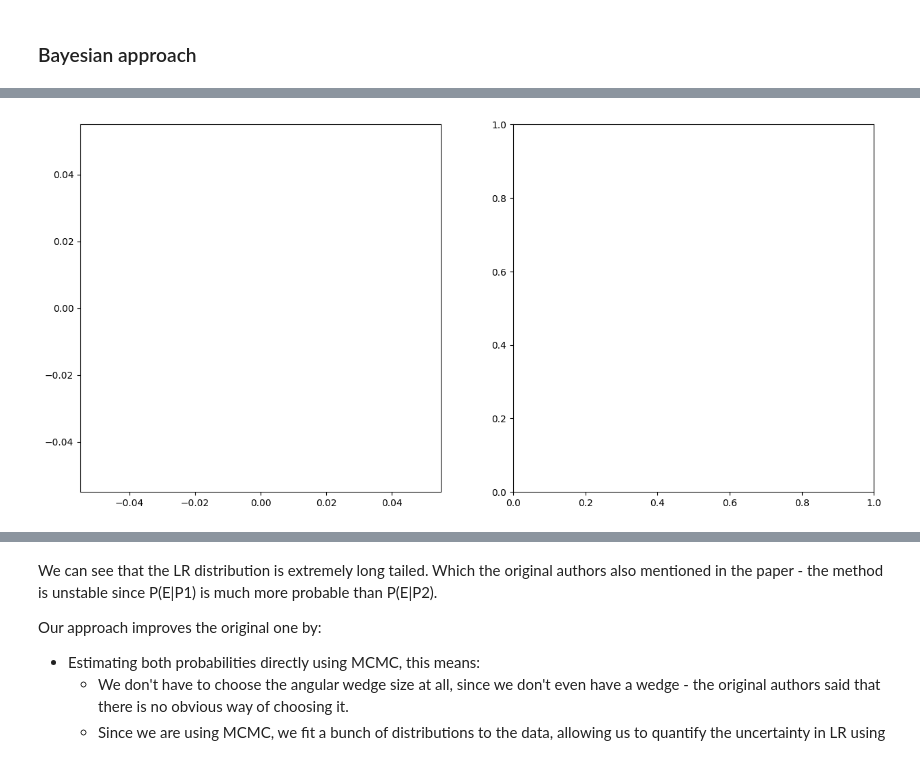
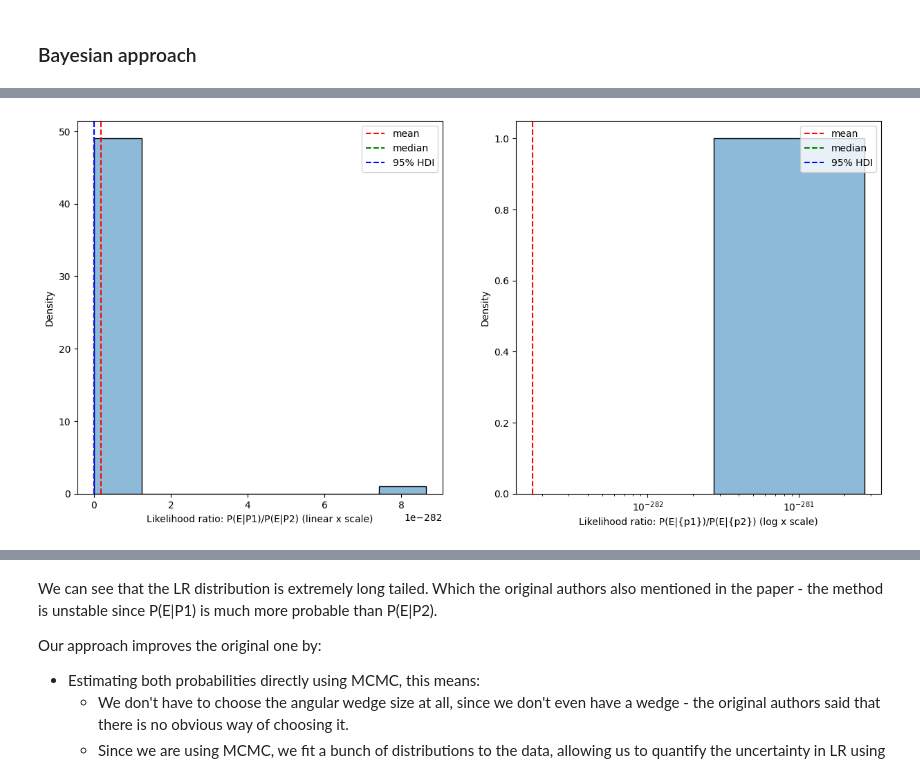
Before and after one commit to KlemenVovk/gps_evaluation, a Jupyter notebook: mainNM.ipynb, the cells around one changed output, grey strips where cells are left out. Saved outputs shown, nothing was run; the diff lists cells and outputs as text; code cells hidden in the pictures.

```diff
--- a/mainNM.ipynb
+++ b/mainNM.ipynb
@@ -183,22 +183,32 @@ for ax1 in ax.flatten():
     ax1.set_theta_direction(-1)
     ax1.set_rlabel_position(0)
 
+max_dist = max(max(df_p1["dist"]), max(df_p2["dist"]), max(df_p2["dist"]),E_dist_angle_wrt_P1[0],E_dist_angle_wrt_P2[0],E_dist_angle_wrt_P3[0])
+print(max_dist)
+max_dist+=7
+
+
 ax[0].scatter(df_p1["angle"], df_p1["dist"], label="P1 ref", color="red")
 ax[0].set_title("P1 ref points in polar w.r.t. P1")
 ax[0].scatter(E_dist_angle_wrt_P1[1], E_dist_angle_wrt_P1[0], label="E", color="yellow")
 ax[0].scatter(0, 0, label="P1", color="magenta")
+ax[0].set_rmax(max_dist)
 ax[0].legend()
+
+
 
 ax[1].scatter(df_p2["angle"], df_p2["dist"], label="P2 ref", color="blue")
 ax[1].set_title("P2 ref points in polar w.r.t. P2")
 ax[1].scatter(E_dist_angle_wrt_P2[1], E_dist_angle_wrt_P2[0], label="E", color="yellow")
 ax[1].scatter(0, 0, label="P2", color="magenta")
+ax[1].set_rmax(max_dist)
 ax[1].legend()
 
 ax[2].scatter(df_p3["angle"], df_p3["dist"], label="P3 ref", color="green")
 ax[2].set_title("P3 ref points in polar w.r.t. P3")
 ax[2].scatter(E_dist_angle_wrt_P3[1], E_dist_angle_wrt_P3[0], label="E", color="yellow")
 ax[2].scatter(0, 0, label="P3", color="magenta")
+ax[2].set_rmax(max_dist)
 ax[2].legend()
 plt.show()
 # %% [output]
@@ -419,9 +444,12 @@ Dropping 'draws_df' class as required metadata was removed.
 # Read the MCMC draws (each row, is a parametrization of a bivariate normal distribution)
 p1_draws_df = pd.read_csv(folder+'p1_draws.csv')
 p2_draws_df = pd.read_csv(folder+'p2_draws.csv')
+p3_draws_df = pd.read_csv(folder+'p3_draws.csv')
 
 # Reshape the data to mean vector and covariance matrix for each draw
 p1_mean = p1_draws_df[['mu_dist', 'mu_angle']].values
 p1_covariance = p1_draws_df[['sigma11', 'sigma12', 'sigma21', 'sigma22']].values.reshape(-1, 2, 2)
 p2_mean = p2_draws_df[['mu_dist', 'mu_angle']].values
 p2_covariance = p2_draws_df[['sigma11', 'sigma12', 'sigma21', 'sigma22']].values.reshape(-1, 2, 2)
+p3_mean = p3_draws_df[['mu_dist', 'mu_angle']].values
+p3_covariance = p3_draws_df[['sigma11', 'sigma12', 'sigma21', 'sigma22']].values.reshape(-1, 2, 2)
@@ -459,47 +511,63 @@ for ax1 in ax.flatten():
 # This results in a bunch of probabilities P(E|P1) and P(E|P2)
 e_given_p1_probs = []
 e_given_p2_probs = []
+e_given_p3_probs = []
 
 for i in range(len(p1_mean)):
     e_given_p1_probs.append(stats.multivariate_normal.pdf(E_dist_angle_wrt_P1, mean=p1_mean[i], cov=p1_covariance[i]))
     e_given_p2_probs.append(stats.multivariate_normal.pdf(E_dist_angle_wrt_P2, mean=p2_mean[i], cov=p2_covariance[i]))
+    e_given_p3_probs.append(stats.multivariate_normal.pdf(E_dist_angle_wrt_P3, mean=p3_mean[i], cov=p3_covariance[i]))
 
 e_given_p1_probs = np.array(e_given_p1_probs)
 e_given_p2_probs = np.array(e_given_p2_probs)
+e_given_p3_probs = np.array(e_given_p3_probs)
+
 
 print(f"Probability of E given P1: {e_given_p1_probs.mean()} +/- {e_given_p1_probs.std()}")
 print(f"Probability of E given P2: {e_given_p2_probs.mean()} +/- {e_given_p2_probs.std()}")
+print(f"Probability of E given P3: {e_given_p3_probs.mean()} +/- {e_given_p3_probs.std()}")
 
-# Compute likelihood ratios from the probabilities
-lrs = (e_given_p1_probs / e_given_p2_probs)
-hdi_min, hdi_max = az.hdi(lrs, hdi_prob=0.95)
-# Show summary statistics
-# min and max LR
-print(f"LR: {round(lrs.mean()):,} +/- {round(lrs.std()):,}")
-print(f"min LR: {round(lrs.min()):,}, max LR: {round(lrs.max()):,}")
-print(f"95% HDI of LR: [{round(hdi_min):,}, {round(hdi_max):,}]")
+def compute_lrs(p1, e_given_p1_probs, p2, e_given_p2_probs,limit = 50):
+    # Compute likelihood ratios from the probabilitiess
+    lrs = (e_given_p1_probs / e_given_p2_probs)
+    hdi_min, hdi_max = az.hdi(lrs, hdi_prob=0.95)
+    # Show summary statistics
+    # min and max LR
+    print(f"LR: {round(lrs.mean()):,} +/- {round(lrs.std()):,}")
+    print(f"min LR: {round(lrs.min()):,}, max LR: {round(lrs.max()):,}")
+    print(f"95% HDI of LR: [{round(hdi_min):,}, {round(hdi_max):,}]")
 
 
 
-# Plot a histogram of likelihood ratios
-fig, ax = plt.subplots(1, 2, figsize=(15,7))
-# two histograms ,one with log x one without
-sns.histplot(lrs, kde=True, ax=ax[0])
-sns.histplot(lrs, kde=True, ax=ax[1], log_scale=(True, False))
-ax[0].set_xlabel("Likelihood ratio: P(E|P1)/P(E|P2) (linear x scale)")
-ax[0].set_ylabel("Density")
-ax[1].set_xlabel("Likelihood ratio: P(E|P1)/P(E|P2) (log x scale)")
-ax[1].set_ylabel("Density")
+    try:
+        lrs = lrs[:limit]
+        # Plot a histogram of likelihood ratios
+        fig, ax = plt.subplots(1, 2, figsize=(15,7))
+        # two histograms ,one with log x one without
+        sns.histplot(lrs, kde=True, ax=ax[0])
+        sns.histplot(lrs, kde=True, ax=ax[1], log_scale=(True, False))
+        ax[0].set_xlabel(f"Likelihood ratio: P(E|{p1})/P(E|{p2}) (linear x scale)")
+        ax[0].set_ylabel("Density")
+        ax[1].set_xlabel(f"Likelihood ratio: P(E|{p1})/P(E|{p2}) (log x scale)")
+        ax[1].set_ylabel("Density")
 
-ax[0].axvline(lrs.mean(), color='r', linestyle='--', label='mean')
-ax[0].axvline(np.median(lrs), color='g', linestyle='--', label='median')
-ax[0].axvline(hdi_min, color='b', linestyle='--', label='95% HDI')
-ax[0].axvline(hdi_max, color='b', linestyle='--')
-ax[0].legend()
+        ax[0].axvline(lrs.mean(), color='r', linestyle='--', label='mean')
+        ax[0].axvline(np.median(lrs), color='g', linestyle='--', label='median')
+        ax[0].axvline(hdi_min, color='b', linestyle='--', label='95% HDI')
+        ax[0].axvline(hdi_max, color='b', linestyle='--')
+        ax[0].legend()
 
-ax[1].axvline(lrs.mean(), color='r', linestyle='--', label='mean')
-ax[1].axvline(np.median(lrs), color='g', linestyle='--', label='median')
-ax[1].axvline(hdi_min, color='b', linestyle='--', label='95% HDI')
-ax[1].axvline(hdi_max, color='b', linestyle='--')
-ax[1].legend()
+        ax[1].axvline(lrs.mean(), color='r', linestyle='--', label='mean')
+        ax[1].axvline(np.median(lrs), color='g', linestyle='--', label='median')
+        ax[1].axvline(hdi_min, color='b', linestyle='--', label='95% HDI')
+        ax[1].axvline(hdi_max, color='b', linestyle='--')
+        ax[1].legend()
+    except MemoryError:
+        print("MemoryError")
+
+print("p1, p2:")
+compute_lrs("P1", e_given_p1_probs, "P2", e_given_p2_probs)
+
+print("p2, p3:")
+compute_lrs("P2", e_given_p2_probs, "P3", e_given_p3_probs)
 # %% [output]
@@ -512 +585 @@ MemoryError: Unable to allocate 12.2 TiB for an array with shape (1671266812510,
-[figure, old version]
+[figure, new version]
```
Also changed, not shown: parts of 5 cells of this notebook, 1 other file.
